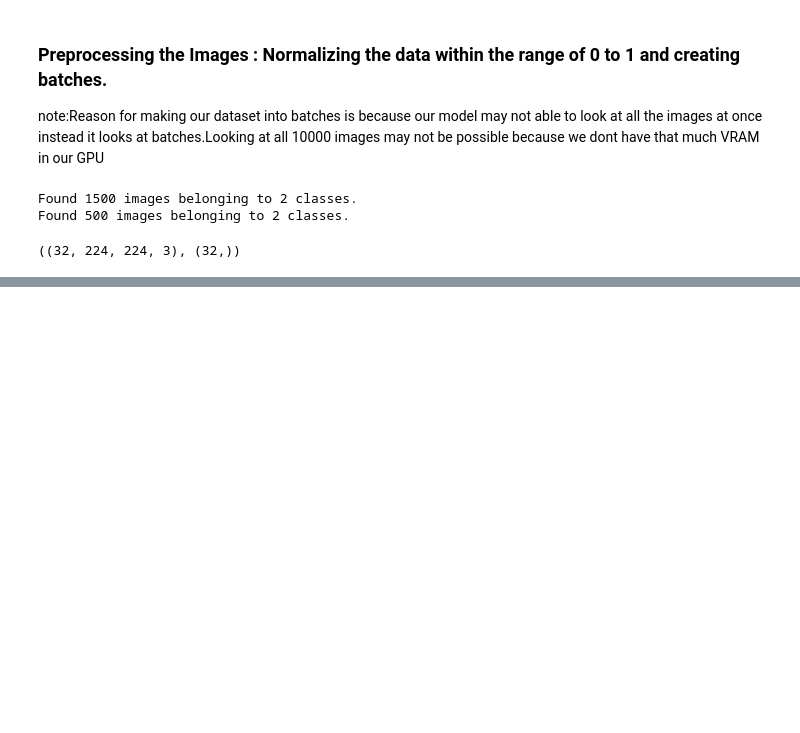
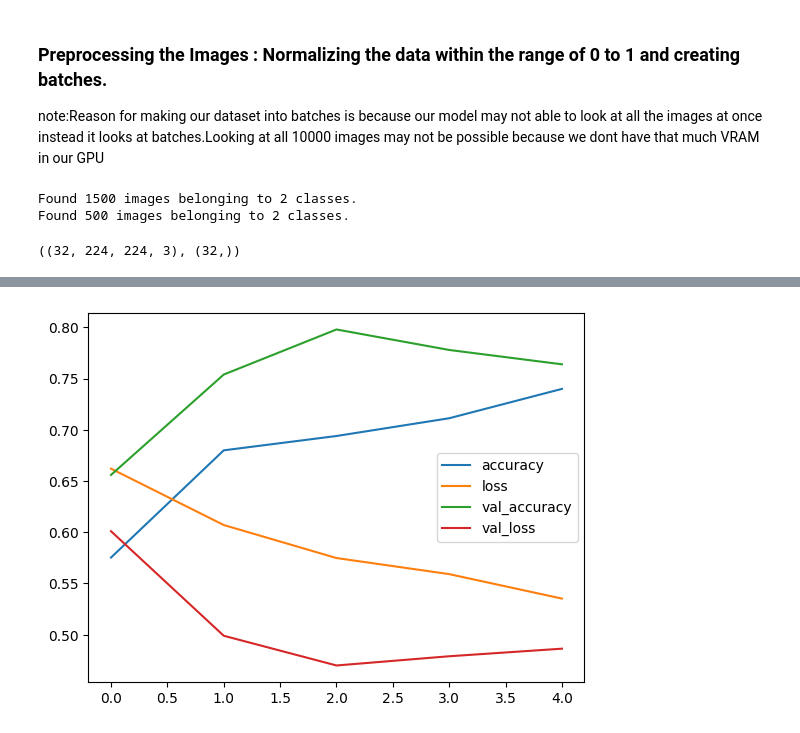
Before and after one commit to Ashwin-2408/Tensor_Flow_Learning, a Jupyter notebook: notebooks/Computer_Vision_With_TensorFlow.ipynb, the cells around one changed output, grey strips where cells are left out. Saved outputs shown, nothing was run; the diff lists cells and outputs as text; code cells hidden in the pictures; blank space fills up the shorter version.

```diff
--- a/notebooks/Computer_Vision_With_TensorFlow.ipynb
+++ b/notebooks/Computer_Vision_With_TensorFlow.ipynb
@@ -370,0 +581,2 @@ images[0],images[0].shape
+# %%
+Shuffled_Augmented_Train_Data=train_data_generator.flow_from_directory("/content/pizza_steak/train",batch_size=32,target_size=(224,224),class_mode="binary",seed=42,shuffle=True)
@@ -370,0 +585,20 @@ images[0],images[0].shape
+# %%
+#Building a Model to fit our augmented data
+Model_V8=tf.keras.Sequential([
+    tf.keras.layers.Conv2D(10,3,activation="relu",input_shape=(224,224,3)),
+    tf.keras.layers.MaxPool2D(pool_size=2),
+    tf.keras.layers.Conv2D(10,2,activation="relu"),
+    tf.keras.layers.MaxPool2D(pool_size=2),
+    tf.keras.layers.Conv2D(10,3,activation="relu"),
+    tf.keras.layers.MaxPool2D(pool_size=2),
+    tf.keras.layers.Flatten(),
+    tf.keras.layers.Dense(1,activation="sigmoid")
+])
+
+#Compiling our model
+
+Model_V8.compile(loss=tf.keras.losses.BinaryCrossentropy(),optimizer=tf.keras.optimizers.Adam(),metrics=["accuracy"])
+
+#Fitting our model
+
+history_V8=Model_V8.fit(Shuffled_Augmented_Train_Data,steps_per_epoch=len(Shuffled_Augmented_Train_Data),epochs=5,validation_data=valid_data,validation_steps=len(valid_data))
@@ -370,0 +616,7 @@ images[0],images[0].shape
+# %%
+import pandas as pd
+import matplotlib.pyplot as plt
+pd.DataFrame(history_V8.history).plot()
+plt.show()
+# %% [output]
+[figure, added]
```
Also changed, not shown: parts of 51 cells of this notebook.
